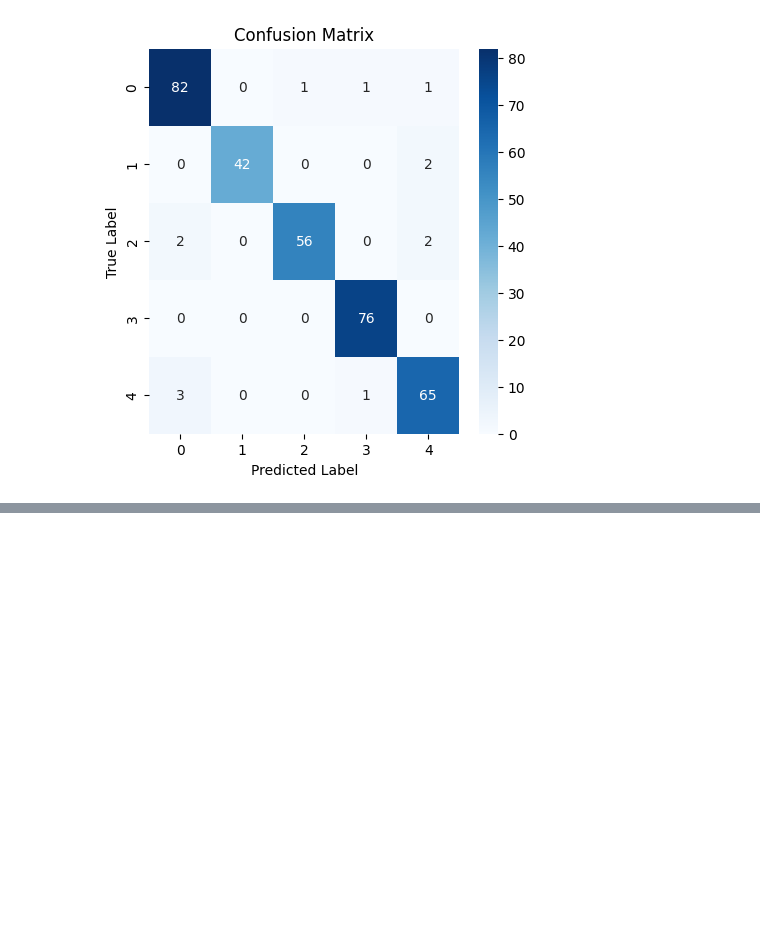
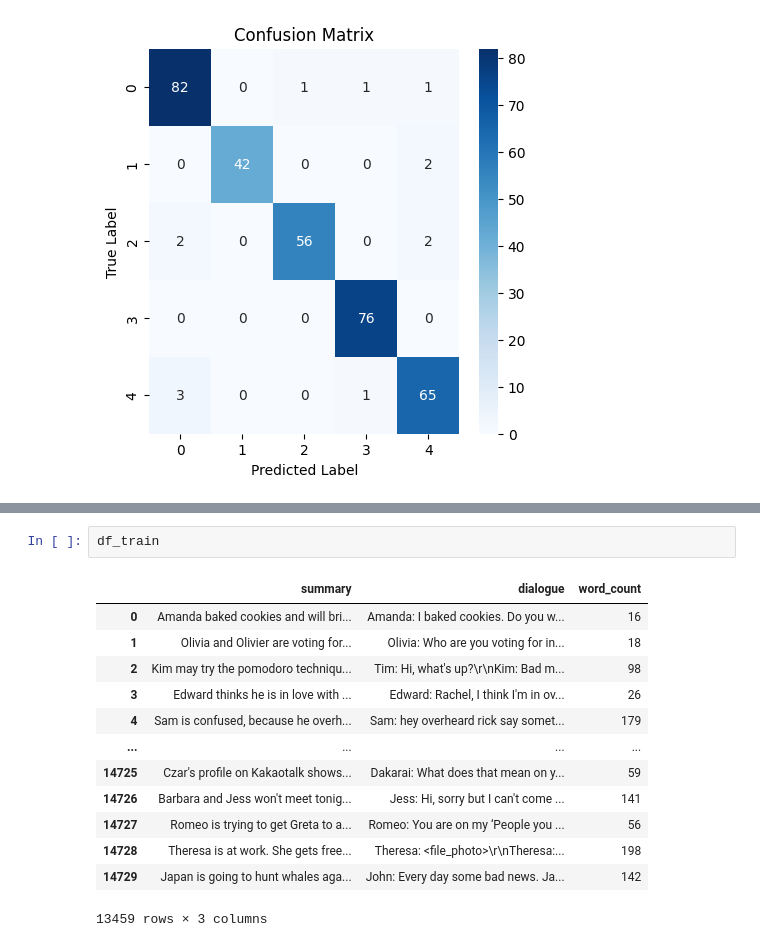
Before and after one commit to DSun91/LLMs-From-Scratch, a Jupyter notebook: TextClassifierQVKAttention.ipynb, the cells around one changed output, grey strips where cells are left out. Cells and saved outputs as stored; diff of their text form; blank space fills up the shorter version.

```diff
--- a/TextClassifierQVKAttention.ipynb
+++ b/TextClassifierQVKAttention.ipynb
@@ -1236,0 +1833,16 @@ plt.show()
+# %%
+df_train
+# %% [output]
+|  | summary | dialogue | word_count |
+| 0 | Amanda baked cookies and will bri... | Amanda: I baked cookies. Do you w... | 16 |
+| 1 | Olivia and Olivier are voting for... | Olivia: Who are you voting for in... | 18 |
+| 2 | Kim may try the pomodoro techniqu... | Tim: Hi, what's up?\r\nKim: Bad m... | 98 |
+| 3 | Edward thinks he is in love with ... | Edward: Rachel, I think I'm in ov... | 26 |
+| 4 | Sam is confused, because he overh... | Sam: hey overheard rick say somet... | 179 |
+| ... | ... | ... | ... |
+| 14725 | Czar's profile on Kakaotalk shows... | Dakarai: What does that mean on y... | 59 |
+| 14726 | Barbara and Jess won't meet tonig... | Jess: Hi, sorry but I can't come ... | 141 |
+| 14727 | Romeo is trying to get Greta to a... | Romeo: You are on my ‘People you ... | 56 |
+| 14728 | Theresa is at work. She gets free... | Theresa: <file_photo>\r\nTheresa:... | 198 |
+| 14729 | Japan is going to hunt whales aga... | John: Every day some bad news. Ja... | 142 |
+13459 rows × 3 columns
```
Also changed, not shown: parts of 100 cells of this notebook, 6 other files.
